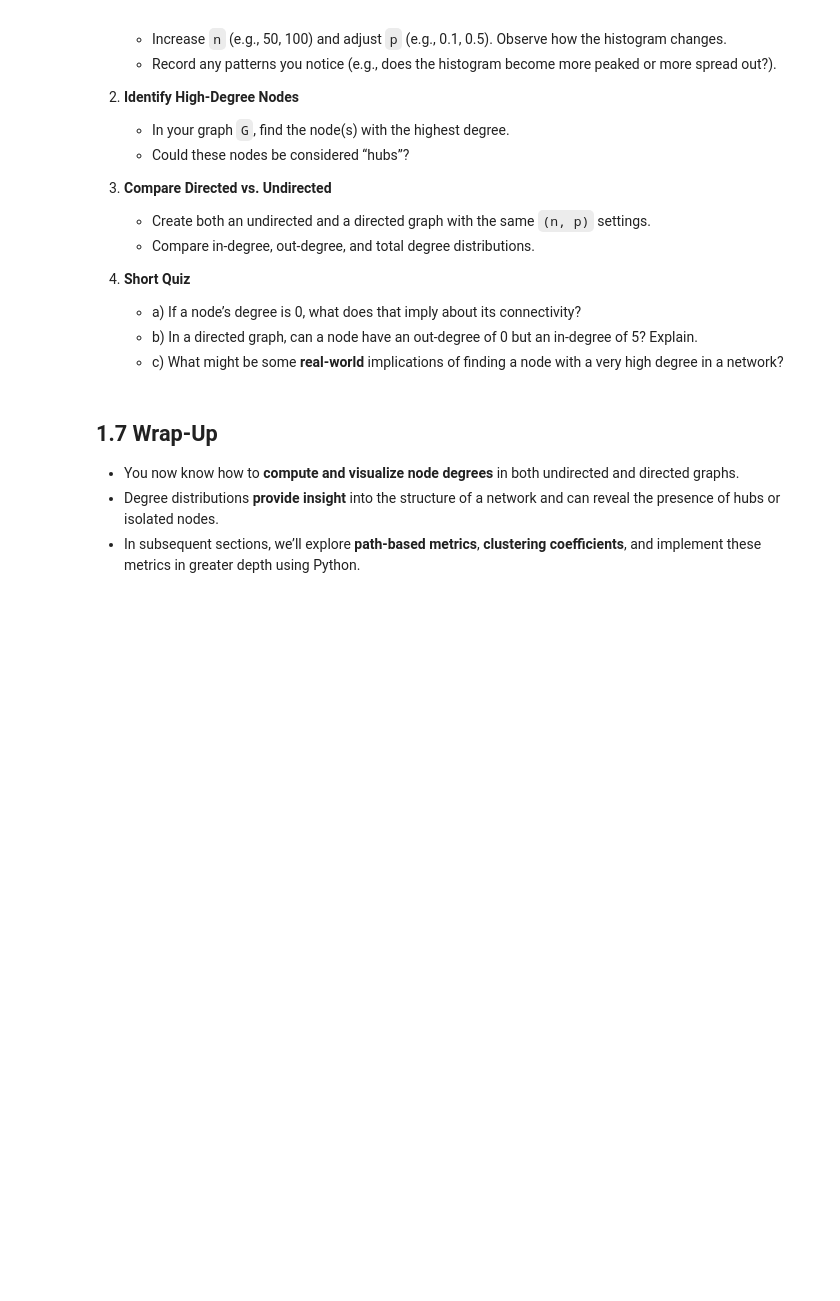
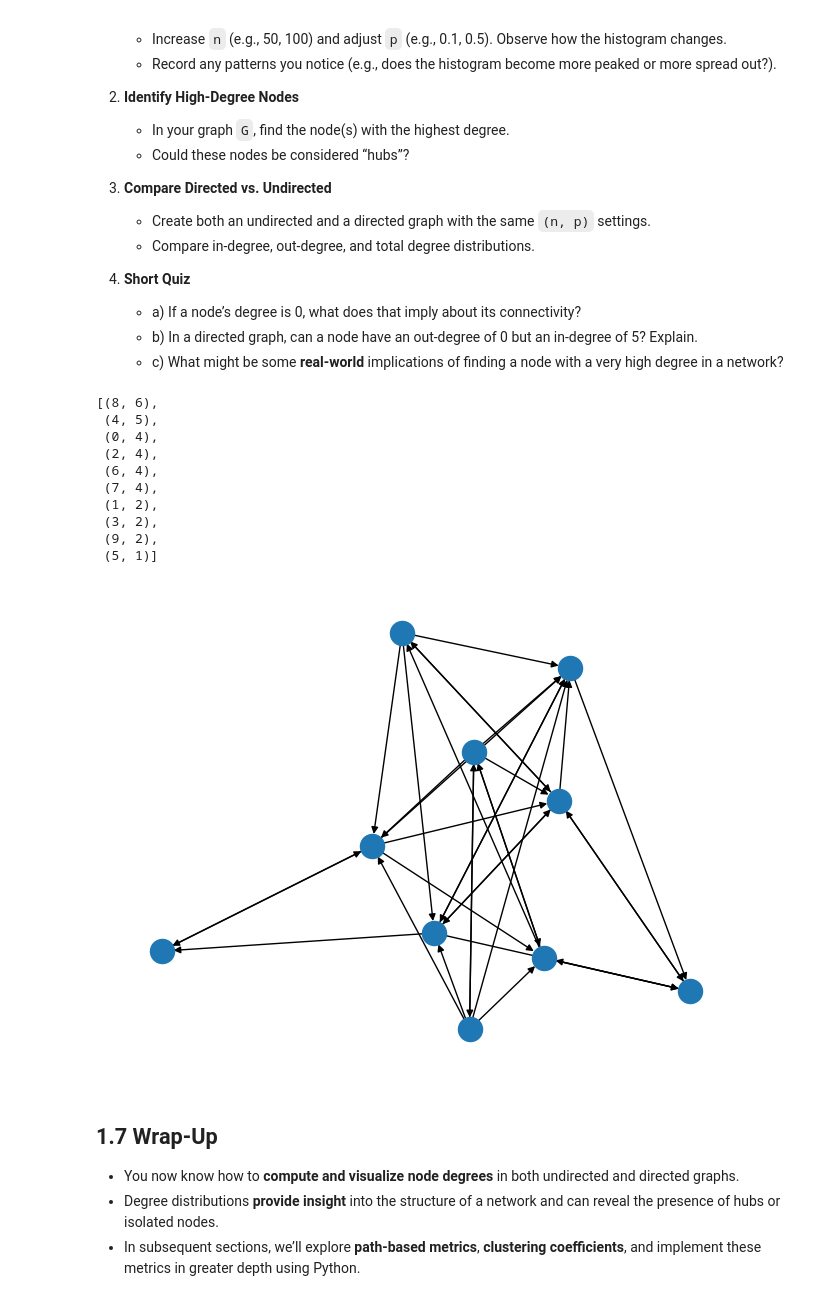
Before and after one commit to bgbg/ML-on-Graphs, a Jupyter notebook: 2_Basic_Network_Properties.ipynb, the cells around one changed output. Cells and saved outputs as stored; diff of their text form; code cells hidden in the pictures; blank space fills up the shorter version.

```diff
--- a/2_Basic_Network_Properties.ipynb
+++ b/2_Basic_Network_Properties.ipynb
@@ -274,6 +274,23 @@ Out-Degrees: [4, 5, 3, 1, 4, 5, 2, 4, 2, 4]
    - a) If a node’s degree is 0, what does that imply about its connectivity?
    - b) In a directed graph, can a node have an out-degree of 0 but an in-degree of 5? Explain.
    - c) What might be some **real-world** implications of finding a node with a very high degree in a network?
+# %%
+nx.draw(DG)
+in_degrees = [(k, d) for k, d in DG.in_degree()]
+in_degrees.sort(key=lambda x: x[1], reverse=True)
+in_degrees
+# %% [output]
+[(8, 6),
+ (4, 5),
+ (0, 4),
+ (2, 4),
+ (6, 4),
+ (7, 4),
+ (1, 2),
+ (3, 2),
+ (9, 2),
+ (5, 1)]
+[figure, added]
 # %% [markdown]
 ## 1.7 Wrap-Up
 
```
Also changed, not shown: parts of 19 cells of this notebook.
